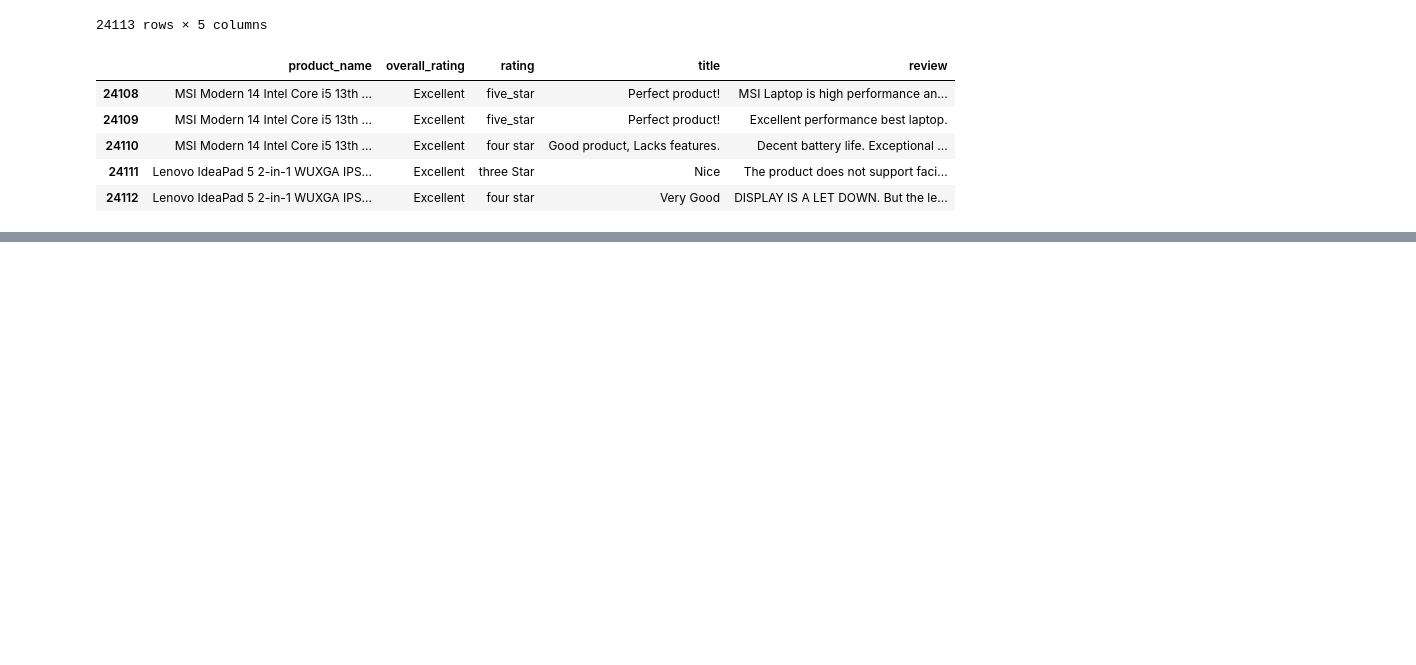
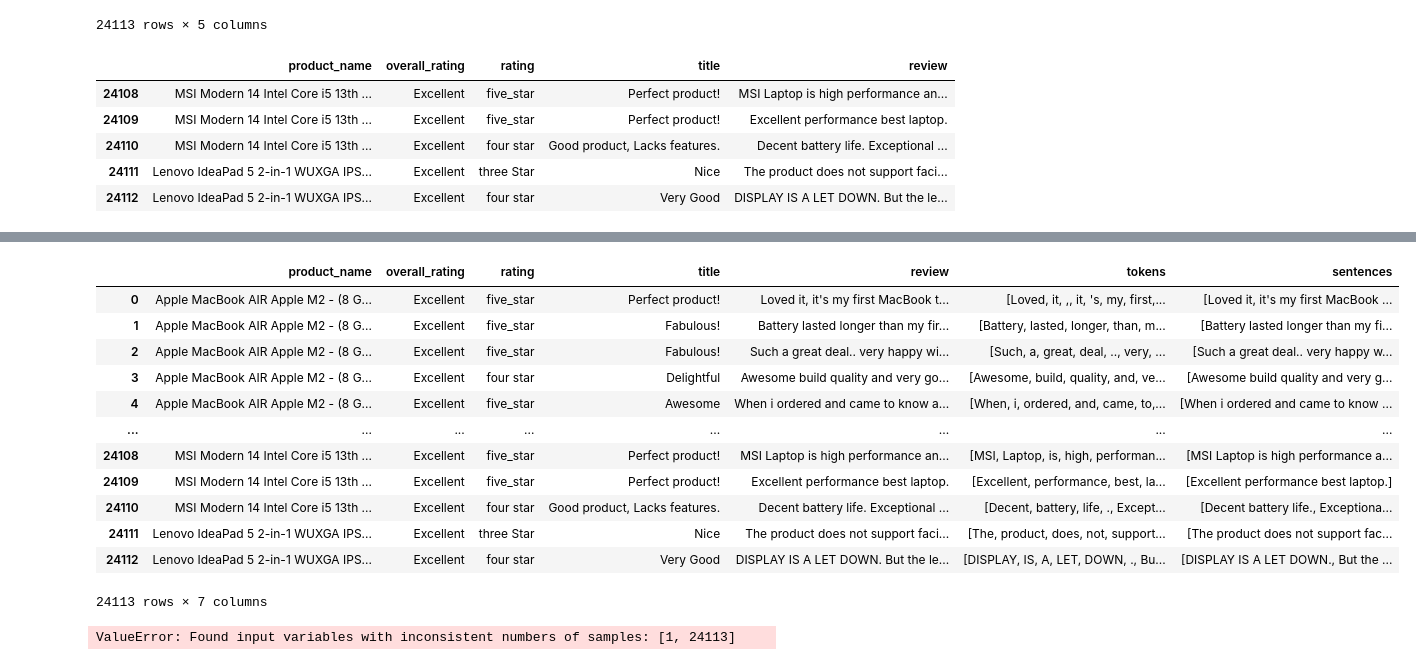
Before and after one commit to man0045/ML_Models, a Jupyter notebook: Laptop-revirew.ipynb, the cells around one changed output, grey strips where cells are left out. Saved outputs shown, nothing was run; the diff lists cells and outputs as text; code cells hidden in the pictures; blank space fills up the shorter version.

```diff
--- a/Laptop-revirew.ipynb
+++ b/Laptop-revirew.ipynb
@@ -211,2 +209,4 @@ from nltk.tokenize import word_tokenize
 # %%
-DS.isna()
+Colums_tokenize = DS['review']
+
+DS['tokens'] = DS['review'].apply(word_tokenize)
@@ -226,0 +337,16 @@ DS.isna()
+# %%
+DS
+# %% [output]
+|  | product_name | overall_rating | rating | title | review | tokens | sentences |
+| 0 | Apple MacBook AIR Apple M2 - (8 G... | Excellent | five_star | Perfect product! | Loved it, it's my first MacBook t... | [Loved, it, ,, it, 's, my, first,... | [Loved it, it's my first MacBook ... |
+| 1 | Apple MacBook AIR Apple M2 - (8 G... | Excellent | five_star | Fabulous! | Battery lasted longer than my fir... | [Battery, lasted, longer, than, m... | [Battery lasted longer than my fi... |
+| 2 | Apple MacBook AIR Apple M2 - (8 G... | Excellent | five_star | Fabulous! | Such a great deal.. very happy wi... | [Such, a, great, deal, .., very, ... | [Such a great deal.. very happy w... |
+| 3 | Apple MacBook AIR Apple M2 - (8 G... | Excellent | four star | Delightful | Awesome build quality and very go... | [Awesome, build, quality, and, ve... | [Awesome build quality and very g... |
+| 4 | Apple MacBook AIR Apple M2 - (8 G... | Excellent | five_star | Awesome | When i ordered and came to know a... | [When, i, ordered, and, came, to,... | [When i ordered and came to know ... |
+| ... | ... | ... | ... | ... | ... | ... | ... |
+| 24108 | MSI Modern 14 Intel Core i5 13th ... | Excellent | five_star | Perfect product! | MSI Laptop is high performance an... | [MSI, Laptop, is, high, performan... | [MSI Laptop is high performance a... |
+| 24109 | MSI Modern 14 Intel Core i5 13th ... | Excellent | five_star | Perfect product! | Excellent performance best laptop. | [Excellent, performance, best, la... | [Excellent performance best laptop.] |
+| 24110 | MSI Modern 14 Intel Core i5 13th ... | Excellent | four star | Good product, Lacks features. | Decent battery life. Exceptional ... | [Decent, battery, life, ., Except... | [Decent battery life., Exceptiona... |
+| 24111 | Lenovo IdeaPad 5 2-in-1 WUXGA IPS... | Excellent | three Star | Nice | The product does not support faci... | [The, product, does, not, support... | [The product does not support fac... |
+| 24112 | Lenovo IdeaPad 5 2-in-1 WUXGA IPS... | Excellent | four star | Very Good | DISPLAY IS A LET DOWN. But the le... | [DISPLAY, IS, A, LET, DOWN, ., Bu... | [DISPLAY IS A LET DOWN., But the ... |
+24113 rows × 7 columns
@@ -226,0 +362,4 @@ DS.isna()
+# %%
+X_train, X_test, y_train, y_test = train_test_split(X, y, random_state=42)
+# %% [output]
+ValueError: Found input variables with inconsistent numbers of samples: [1, 24113]
```
Also changed, not shown: parts of 16 cells of this notebook.
